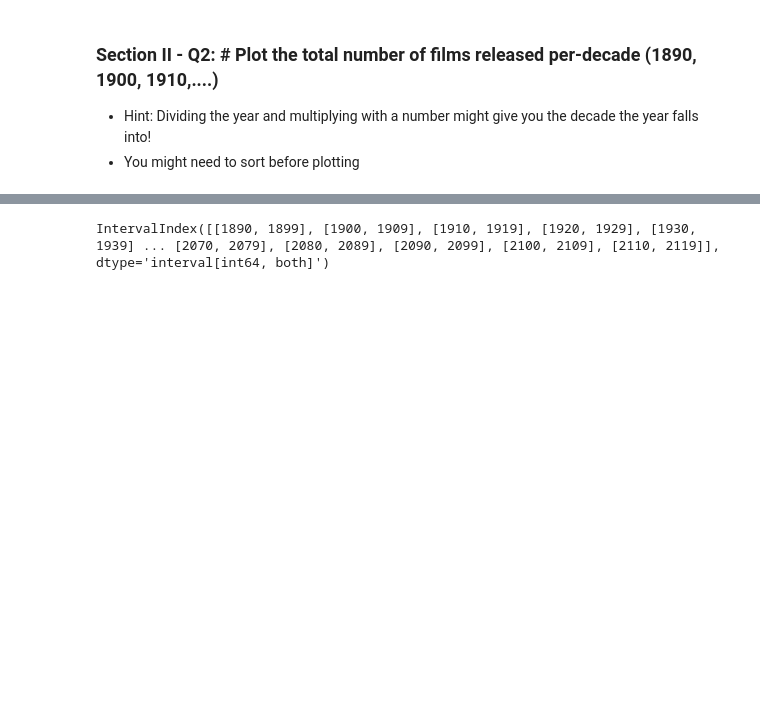
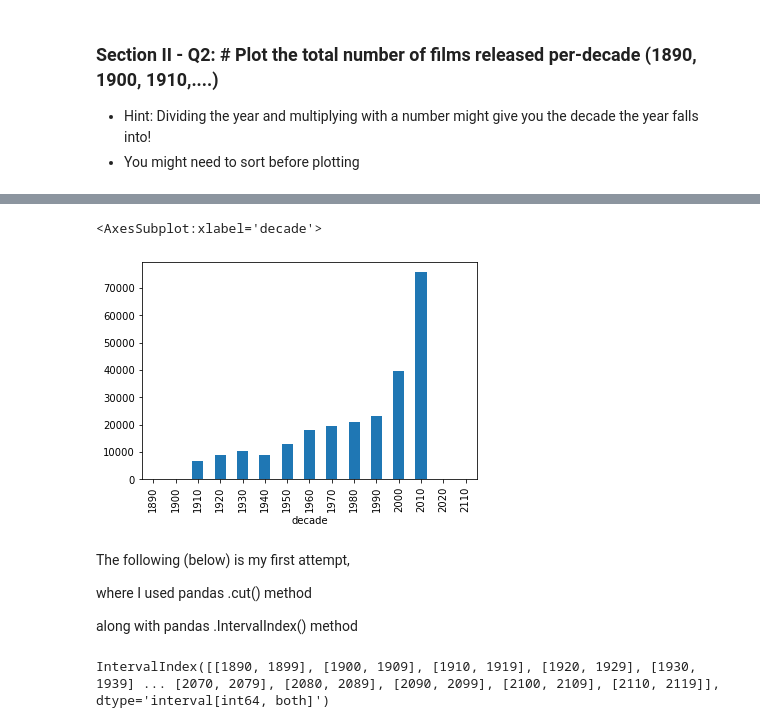
Before and after one commit to DawdlingDaedalus/mec-mini-projects, a Jupyter notebook: mec-5.3.10-data-wranging-with-pandas-mini-project/Mini_Project_Data_Wrangling_Pandas.ipynb, the cells around one changed output, grey strips where cells are left out. Saved outputs shown, nothing was run; the diff lists cells and outputs as text; code cells hidden in the pictures; blank space fills up the shorter version.

```diff
--- a/mec-5.3.10-data-wranging-with-pandas-mini-project/Mini_Project_Data_Wrangling_Pandas.ipynb
+++ b/mec-5.3.10-data-wranging-with-pandas-mini-project/Mini_Project_Data_Wrangling_Pandas.ipynb
@@ -460,0 +455,6 @@ movies[movies.year == 2115]
+# %%
+# Make new column 'decade', group and plot by decade
+movies['decade'] = movies['year'] // 10
+movies['decade'] = movies['decade'] * 10
+
+movies.groupby('decade').size()
@@ -461,3 +479,14 @@ movies[movies.year == 2115]
+# %%
+movies.groupby('decade').size().plot(kind='bar')
+# %% [output]
+<AxesSubplot:xlabel='decade'>
+[figure, added]
+# %% [markdown]
+The following (below) is my first attempt,
+
+where I used pandas .cut() method
+
+along with pandas .IntervalIndex() method
 # %%
 # make bins
 left_bins = pd.Series(range(
```
Also changed, not shown: parts of 46 cells of this notebook, 1 other file.
